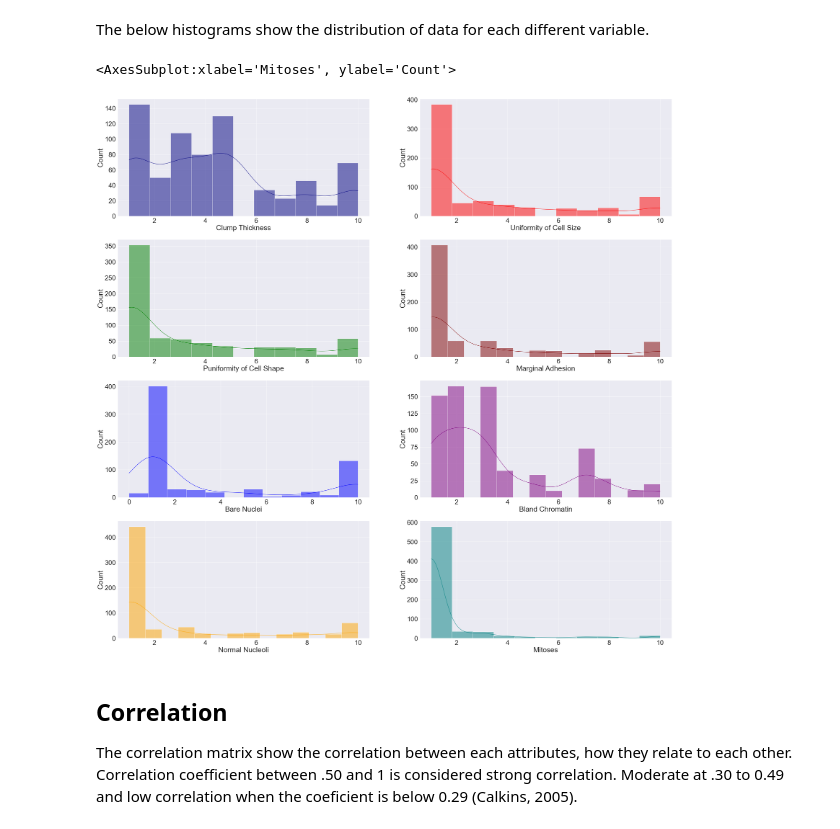
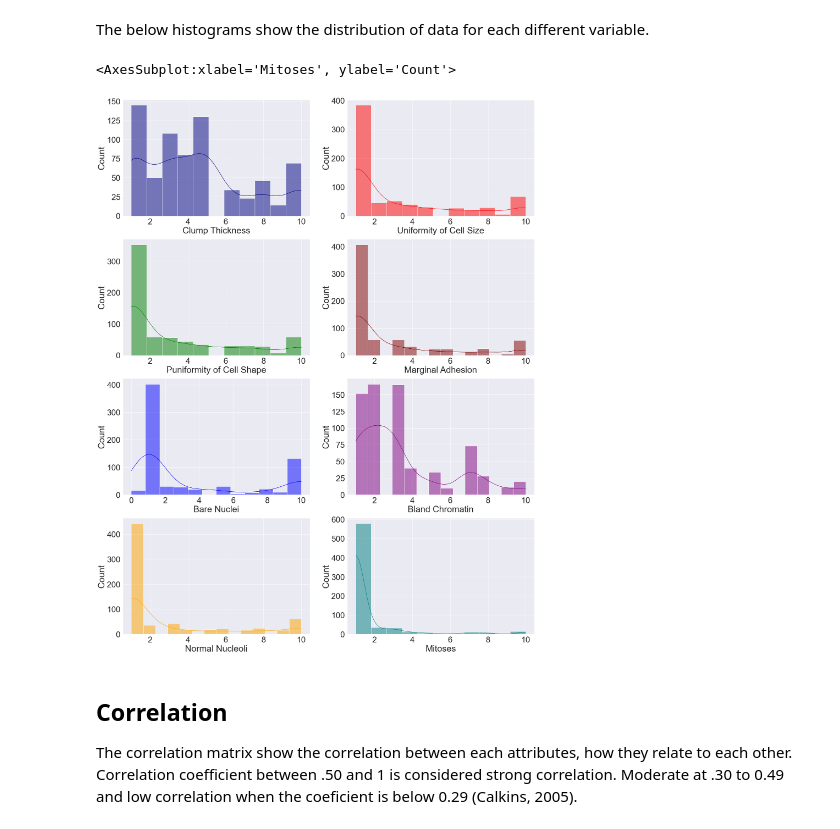
Before and after one commit to kalamkitty/ProgDA_project-2, a Jupyter notebook: PDFA Project 2.ipynb, the cells around one changed output. Drawn from its saved outputs; the diff is of its cells as text; code cells hidden in the pictures.

```diff
--- a/PDFA Project 2.ipynb
+++ b/PDFA Project 2.ipynb
@@ -189,7 +199,7 @@ df ["Class"].value_counts()
 Name: Class, dtype: int64
 # %%
 # Remove column of case/sample number as it has no use in stat analysis.
-df = df.drop(["Case number"], axis=1).drop(columns=df.columns[-1], axis=1)
+df = df.drop(["Case number"], axis=1)
 df
 # %% [output]
 |  | Clump Thickness | Uniformity of Cell Size | Puniformity of Cell Shape | Marginal Adhesion | Single Epithelial Cell Size | ... |
@@ -285,20 +296,20 @@ df2.describe()
 # %% [markdown]
 The below histograms show the distribution of data for each different variable.
 # %%
-# Plot histograms using seaborn with df2, where "?" are replaced by 0.
-fig, ax = plt.subplots(4,2, figsize=(50,50))
+# Plot histograms using seaborn with df2, where "?" are replaced by 0. Visualisation of tumour data whether its benign or malignat.
+fig, ax = plt.subplots(4,2, figsize=(30,40))
 sns.set(font_scale = 3)
 sns.histplot(data= df2, x= "Clump Thickness", ax = ax[0,0],kde= True, color= "navy")
 sns.histplot(data= df2, x= "Uniformity of Cell Size", ax = ax[0,1], kde = True, color= "red")
 sns.histplot(data= df2, x= "Puniformity of Cell Shape", ax = ax[1,0], kde= True, color= "green")
 sns.histplot(data= df2, x= "Marginal Adhesion", ax = ax[1,1], kde= True, color= "maroon")
 sns.histplot(data= df2, x= "Bare Nuclei", ax = ax[2,0], kde= True, color= "blue")
 sns.histplot(data= df2, x= "Bland Chromatin", ax = ax[2,1], kde= True, color= "purple")
 sns.histplot(data= df2, x= "Normal Nucleoli",ax = ax[3,0], kde= True, color= "orange")
 sns.histplot(data= df2, x= "Mitoses",ax = ax[3,1], kde= True, color= "teal")
 # %% [output]
 <AxesSubplot:xlabel='Mitoses', ylabel='Count'>
-[figure, old version]
+[figure, new version]
 # %% [markdown]
 ## Correlation
 
```
Also changed, not shown: parts of 22 cells of this notebook.
